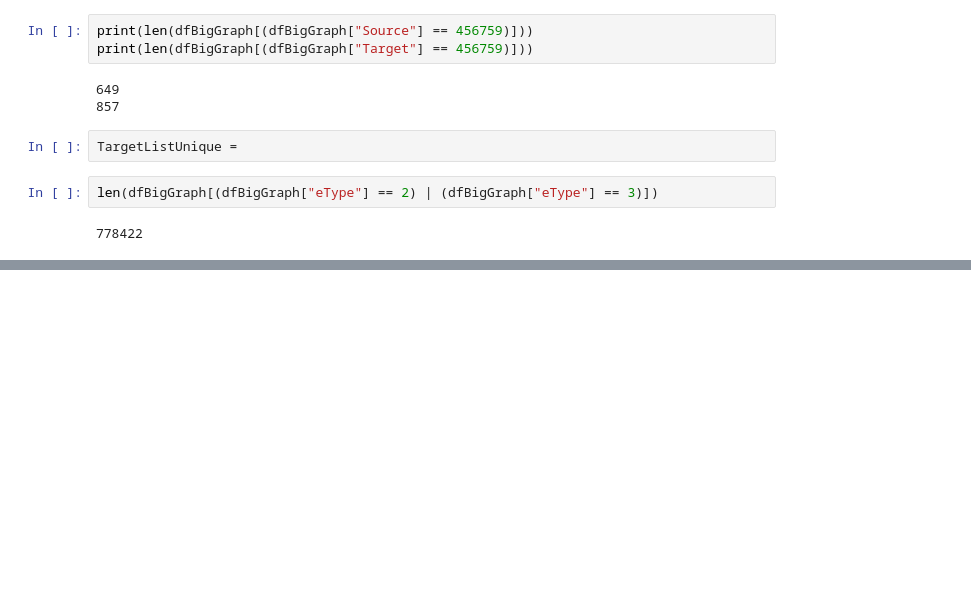
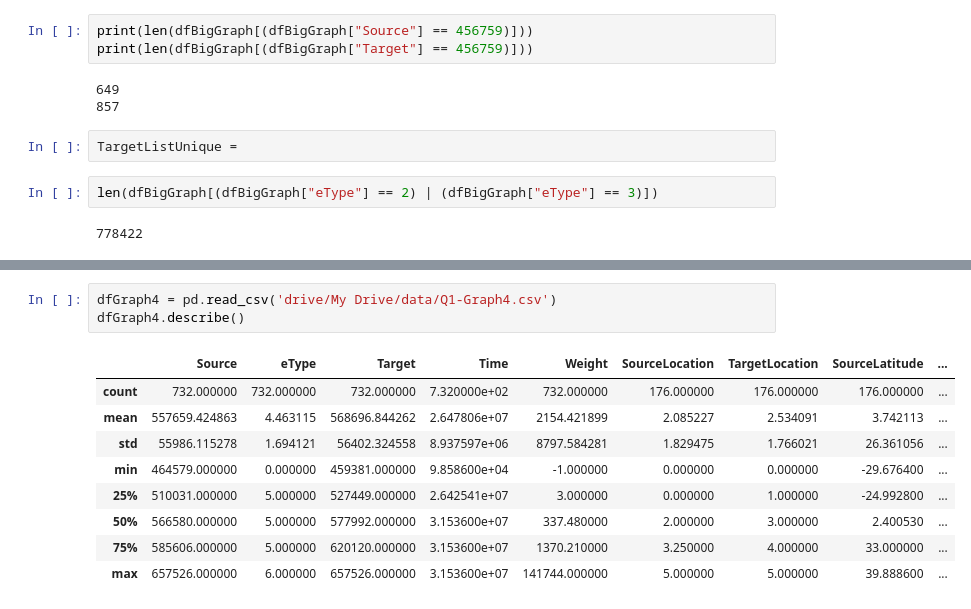
Before and after one commit to AtrayeeNeog/Visualization_2019-20, a Jupyter notebook: python/MC1_test01.ipynb, the cells around one changed output, grey strips where cells are left out. Saved outputs shown, nothing was run; the diff lists cells and outputs as text; blank space fills up the shorter version.

```diff
--- a/python/MC1_test01.ipynb
+++ b/python/MC1_test01.ipynb
@@ -291,0 +329,13 @@ len(dfBigGraph[(dfBigGraph["eType"] == 2) | (dfBigGraph["eType"] == 3)])
+# %%
+dfGraph4 = pd.read_csv('drive/My Drive/data/Q1-Graph4.csv')
+dfGraph4.describe()
+# %% [output]
+|  | Source | eType | Target | Time | Weight | SourceLocation | TargetLocation | SourceLatitude | ... |
+| count | 732.000000 | 732.000000 | 732.000000 | 7.320000e+02 | 732.000000 | 176.000000 | 176.000000 | 176.000000 | ... |
+| mean | 557659.424863 | 4.463115 | 568696.844262 | 2.647806e+07 | 2154.421899 | 2.085227 | 2.534091 | 3.742113 | ... |
+| std | 55986.115278 | 1.694121 | 56402.324558 | 8.937597e+06 | 8797.584281 | 1.829475 | 1.766021 | 26.361056 | ... |
+| min | 464579.000000 | 0.000000 | 459381.000000 | 9.858600e+04 | -1.000000 | 0.000000 | 0.000000 | -29.676400 | ... |
+| 25% | 510031.000000 | 5.000000 | 527449.000000 | 2.642541e+07 | 3.000000 | 0.000000 | 1.000000 | -24.992800 | ... |
+| 50% | 566580.000000 | 5.000000 | 577992.000000 | 3.153600e+07 | 337.480000 | 2.000000 | 3.000000 | 2.400530 | ... |
+| 75% | 585606.000000 | 5.000000 | 620120.000000 | 3.153600e+07 | 1370.210000 | 3.250000 | 4.000000 | 33.000000 | ... |
+| max | 657526.000000 | 6.000000 | 657526.000000 | 3.153600e+07 | 141744.000000 | 5.000000 | 5.000000 | 39.888600 | ... |
```
Also changed, not shown: parts of 5 cells of this notebook.
